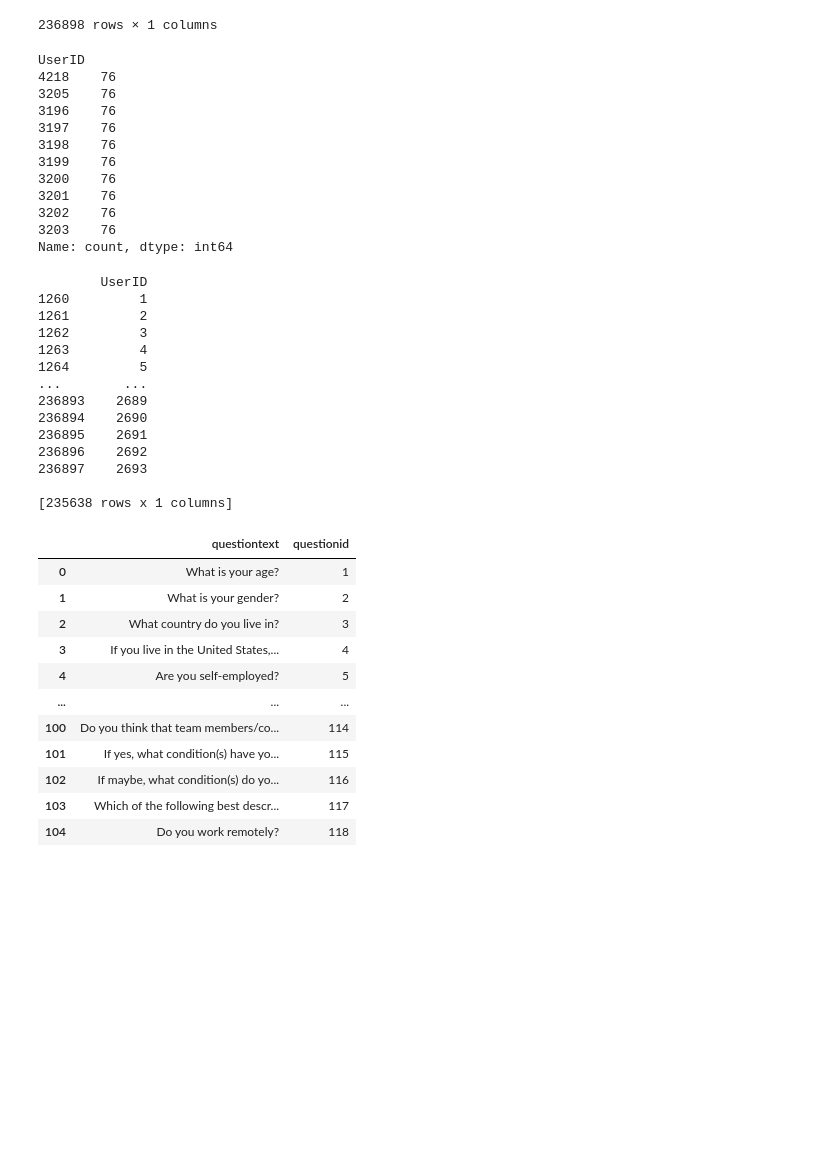
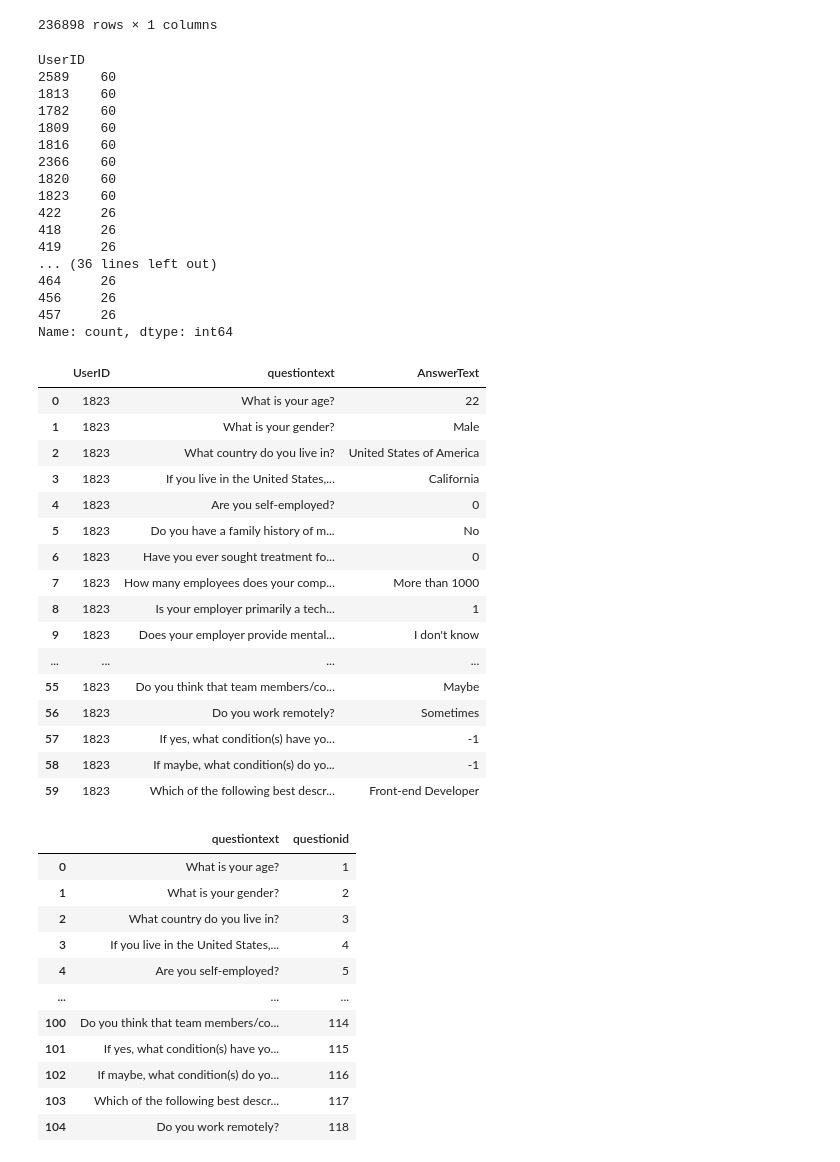
Before and after one commit to Djohnson1313/mental_health_sql, a Jupyter notebook: mental_health_analysis.ipynb, the cells around one changed output. Cells and saved outputs as stored; diff of their text form; code cells hidden in the pictures; blank space fills up the shorter version.

Commit message:
gender answers analysis

```diff
--- a/mental_health_analysis.ipynb
+++ b/mental_health_analysis.ipynb
@@ -121,38 +121,51 @@ select userid
 from answer
 ''',conn)
 # %%
-print(ids['UserID'].value_counts().head(10))
+print(ids['UserID'].value_counts().iloc[2950: 3000])
 # %% [output]
 UserID
-4218    76
-3205    76
-3196    76
-3197    76
-3198    76
-3199    76
-3200    76
-3201    76
-3202    76
-3203    76
+2589    60
+1813    60
+1782    60
+1809    60
+1816    60
+2366    60
+1820    60
+1823    60
+422     26
+418     26
+419     26
+... (36 lines left out)
+464     26
+456     26
+457     26
 Name: count, dtype: int64
-# %%
-disc = ids[ids.index + 1 != ids['UserID']]
-print(disc)
-# %% [output]
-        UserID
-1260         1
-1261         2
-1262         3
-1263         4
-1264         5
-...        ...
-236893    2689
-236894    2690
-236895    2691
-236896    2692
-236897    2693
-
-[235638 rows x 1 columns]
+# %%
+pd.read_sql('''
+select userid, questiontext, answertext
+from answer as a
+left join question as q
+on a.questionid = q.questionid
+where userid = "1823"
+''',conn)
+# %% [output]
+|  | UserID | questiontext | AnswerText |
+| 0 | 1823 | What is your age? | 22 |
+| 1 | 1823 | What is your gender? | Male |
+| 2 | 1823 | What country do you live in? | United States of America |
+| 3 | 1823 | If you live in the United States,... | California |
+| 4 | 1823 | Are you self-employed? | 0 |
+| 5 | 1823 | Do you have a family history of m... | No |
+| 6 | 1823 | Have you ever sought treatment fo... | 0 |
+| 7 | 1823 | How many employees does your comp... | More than 1000 |
+| 8 | 1823 | Is your employer primarily a tech... | 1 |
+| 9 | 1823 | Does your employer provide mental... | I don't know |
+| ... | ... | ... | ... |
+| 55 | 1823 | Do you think that team members/co... | Maybe |
+| 56 | 1823 | Do you work remotely? | Sometimes |
+| 57 | 1823 | If yes, what condition(s) have yo... | -1 |
+| 58 | 1823 | If maybe, what condition(s) do yo... | -1 |
+| 59 | 1823 | Which of the following best descr... | Front-end Developer |
 # %%
 pd.read_sql('''
 select *
```
Also changed, not shown: parts of 9 cells of this notebook.
